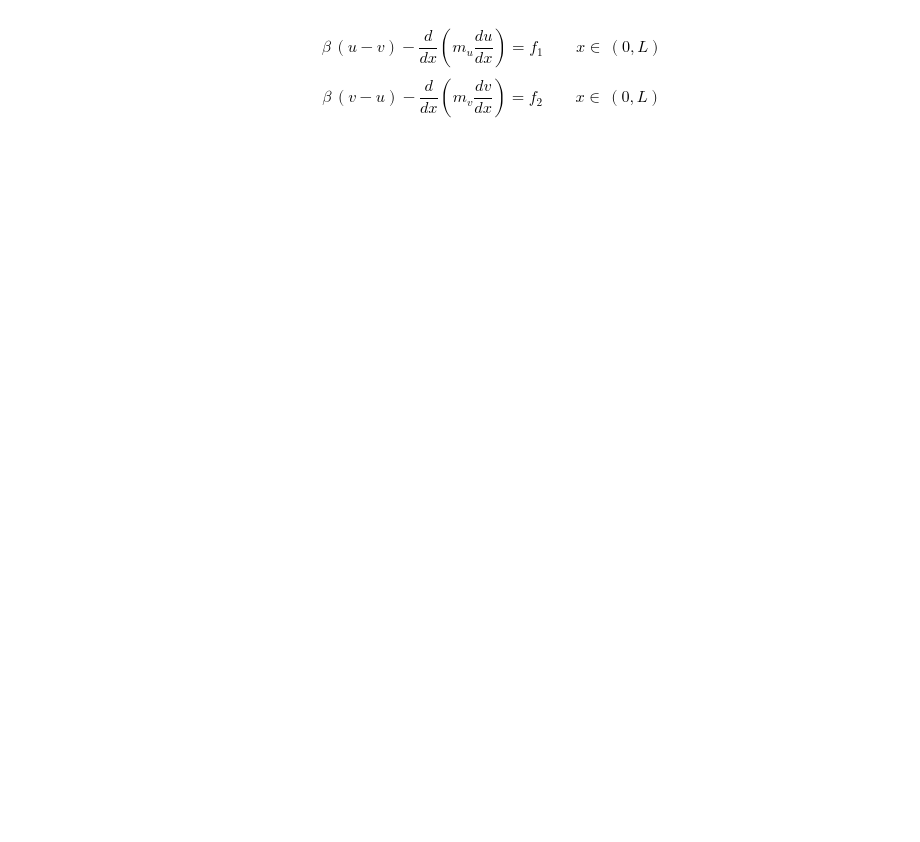
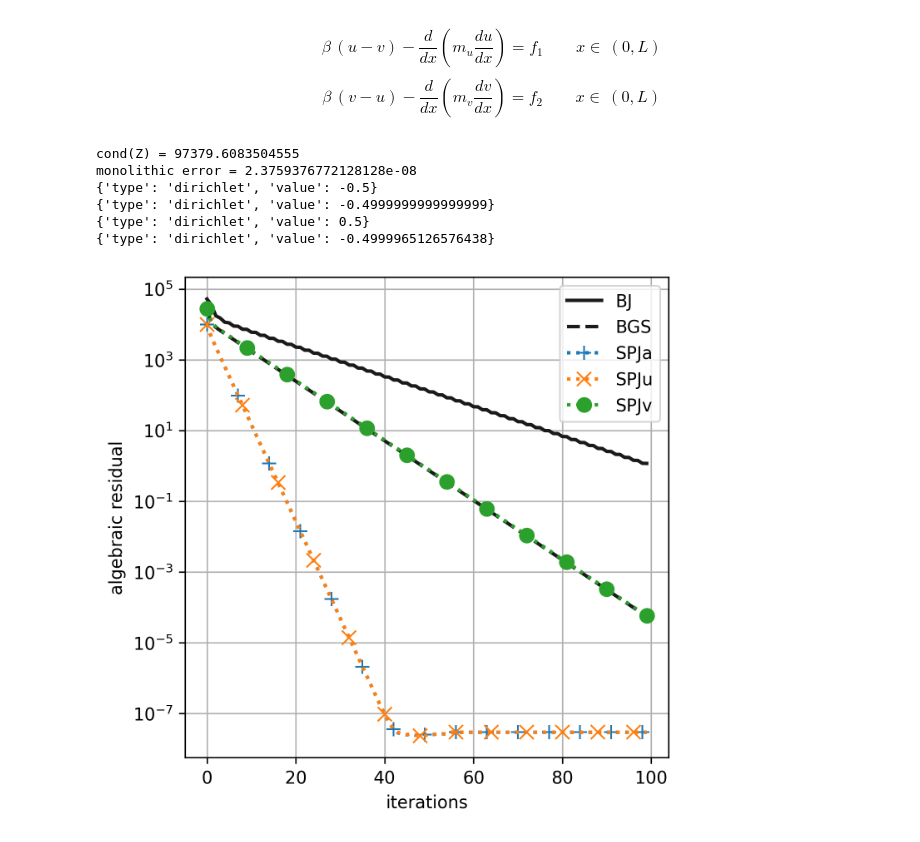
Before and after one commit to multiform-UoN/splittingschemes, a Jupyter notebook: python/fvm1D_dualPorosity.ipynb, the cells around one changed output. Cells and saved outputs as stored; diff of their text form; code cells hidden in the pictures; blank space fills up the shorter version.

```diff
--- a/python/fvm1D_dualPorosity.ipynb
+++ b/python/fvm1D_dualPorosity.ipynb
@@ -56,29 +62,29 @@ from matplotlib import markers
 
 
 L = 2.0*np.pi
-N = 32
+N = 256
 x = np.linspace(0, L, N+1) #faces coordinates
 xc = np.linspace(0.5*np.divide(L, N), L-0.5*np.divide(L, N), N) #centercells coordinates
 xfine = np.linspace(0, L, 1000)
 omega = 1.5 # SOR relaxation factor
-nit_max = 500
-toll = 1e-6
+nit_max = 100
+toll = 1e-12
 
 kwargs = {
-    'beta': 100,
+    'beta': 1e4,
     # 'A': 1.0,
     # 'B': 0.2,
     # 'C': 1.0,
 
     # m_u and m_v
-    'D': 1.0, #constant
-    'E': 0.4, #amplitude
-    'F': 4.0, #frequency
+    'D': 1e4, #constant
+    'E': 5e3, #amplitude
+    'F': 2, #frequency
     'G': 0.0, #shift
 
-    'H': 1.0,#1000.0, #constant
-    'I': 0.0,#-999.999, #amplitude
-    'L': 3.5, #frequency
+    'H': 1,#1000.0, #constant
+    'I': .5,#-999.999, #amplitude
+    'L': 4, #frequency
     'M': 0.0, #shift
 
     # solutions
@@ -127,9 +133,9 @@ u_SPJa, v_SPJa, res_SPJa, nitfinal_SPJa = mylib.method_ShurPartialJacobi(    A,
 u_SPJu, v_SPJu, res_SPJu, nitfinal_SPJu = mylib.method_ShurPartialJacobi(    A, B, C, D, f1, f2, nit_max, toll, type='shur_on_u')
 u_SPJv, v_SPJv, res_SPJv, nitfinal_SPJv = mylib.method_ShurPartialJacobi(    A, B, C, D, f1, f2, nit_max, toll, type='shur_on_v')
 u_S2PJ, v_S2PJ, res_S2PJ, nitfinal_S2PJ = mylib.method_ShurDualPartialJacobi(A, B, C, D, f1, f2, nit_max, toll)
-u_La,   v_La,   res_La,   nitfinal_La   = mylib.method_Lscheme(A, B, C, D, f1, f2, nit_max, toll, type="both",   L=1.5)
-u_Lu,   v_Lu,   res_Lu,   nitfinal_Lu   = mylib.method_Lscheme(A, B, C, D, f1, f2, nit_max, toll, type="L_on_u", L=1.5)
-u_Lv,   v_Lv,   res_Lv,   nitfinal_Lv   = mylib.method_Lscheme(A, B, C, D, f1, f2, nit_max, toll, type="L_on_v", L=1.5)
+u_La,   v_La,   res_La,   nitfinal_La   = mylib.method_Lscheme(A, B, C, D, f1, f2, nit_max, toll, type="both",   L=0)
+u_Lu,   v_Lu,   res_Lu,   nitfinal_Lu   = mylib.method_Lscheme(A, B, C, D, f1, f2, nit_max, toll, type="L_on_u", L=0)
+u_Lv,   v_Lv,   res_Lv,   nitfinal_Lv   = mylib.method_Lscheme(A, B, C, D, f1, f2, nit_max, toll, type="L_on_v", L=0)
 
 Z = Z.toarray()
 mats = [A.toarray(), B.toarray(), C.toarray(), D.toarray()]
@@ -142,20 +148,22 @@ print(rightBC_u)
 print(leftBC_v)
 print(rightBC_v)
 
-
+linewidth = 2
+markersize = 8
+markevery = 5
 # plt.matshow(Z, aspect='equal')
 
-plt.figure(figsize=(8,5), dpi=100)
+plt.figure(figsize=(5,5), dpi=300)
 nn = 5
-# plt.semilogy(res_BJ,   'k',linestyle='solid',   label=f"Block-Jacobi          slope={np.round(-mylib.slope(res_BJ[:nn]), 3)}")
-plt.semilogy(res_BGS,  'r',linestyle='solid',   label=f"Block-Gauss-Seidel    slope={np.round(-mylib.slope(res_BGS[:nn]), 3)}")
-plt.semilogy(res_SPJa, 'r',linestyle='dashdot',  label=f"SPJa                  slope={np.round(-mylib.slope(res_SPJa[:nn]), 3)}", linewidth=2)
-plt.semilogy(res_SPJu, 'b',linestyle='dashdot',  label=f"SPJu                  slope={np.round(-mylib.slope(res_SPJu[:nn]), 3)}", linewidth=3)
-plt.semilogy(res_SPJv, 'g',linestyle='dashdot',  label=f"SPJv                  slope={np.round(-mylib.slope(res_SPJv[:nn]), 3)}", linewidth=4)
-plt.semilogy(res_La,   'r',linestyle='dotted',  label=f"La                    slope={np.round(-mylib.slope(res_SPJa[:nn]), 3)}")
-plt.semilogy(res_Lu,   'b',linestyle='dotted',  label=f"Lu                    slope={np.round(-mylib.slope(res_SPJu[:nn]), 3)}")
-plt.semilogy(res_Lv,   'g',linestyle='dotted',  label=f"Lv                    slope={np.round(-mylib.slope(res_SPJv[:nn]), 3)}")
-plt.semilogy(res_S2PJ, 'k.-', markevery=20,     label=f"S2PJ                  slope={np.round(-mylib.slope(res_S2PJ[:nn]), 3)}", markersize=10)
+plt.semilogy(res_BJ,   'k', linestyle='solid',   label=f"BJ", linewidth=linewidth,   markersize=markersize, markevery=markevery)
+plt.semilogy(res_BGS,  'k',  linestyle='dashed', label=f"BGS", linewidth=linewidth,  markersize=markersize, markevery=markevery+1)
+plt.semilogy(res_SPJa, '+',linestyle='dotted',   label=f"SPJa", linewidth=linewidth, markersize=markersize, markevery=markevery+2)
+plt.semilogy(res_SPJu, 'x',linestyle='dotted',   label=f"SPJu", linewidth=linewidth, markersize=markersize, markevery=markevery+3)
+plt.semilogy(res_SPJv, 'o',linestyle='dotted',   label=f"SPJv", linewidth=linewidth, markersize=markersize, markevery=markevery+4)
+# plt.semilogy(res_La,   'rx',linestyle='dotted',  label=f"La                    slope={np.round(-mylib.slope(res_SPJa[:nn]), 3)}")
+# plt.semilogy(res_Lu,   'b',linestyle='dotted',  label=f"Lu                    slope={np.round(-mylib.slope(res_SPJu[:nn]), 3)}")
+# plt.semilogy(res_Lv,   'g',linestyle='dotted',  label=f"Lv                    slope={np.round(-mylib.slope(res_SPJv[:nn]), 3)}")
+# plt.semilogy(res_S2PJ, 'k.-', markevery=20,     label=f"S2PJ                  slope={np.round(-mylib.slope(res_S2PJ[:nn]), 3)}", markersize=10)
 plt.legend()
 plt.grid()
 plt.xlabel('iterations')
@@ -169,33 +177,41 @@ plt.savefig('figures/dualporosity_aresidual.pdf')
 # axs[0].plot(x, mylib.fvm_reconstruct_1D(u_SPJa), label='SPJa')
 # axs[0].plot(x, mylib.fvm_reconstruct_1D(u_SPJu), label='SPJu')
 # axs[0].plot(x, mylib.fvm_reconstruct_1D(u_SPJv), label='SPJv')
 # axs[0].plot(x, mylib.fvm_reconstruct_1D(u_La),   label='La')
 # axs[0].plot(x, mylib.fvm_reconstruct_1D(u_Lu),   label='Lu')
 # axs[0].plot(x, mylib.fvm_reconstruct_1D(u_Lv),   label='Lv')
 # axs[0].plot(x, mylib.fvm_reconstruct_1D(u_S2PJ), label='S2PJ')
 # axs[0].plot(xfine, u_sol(xfine, kwargs), 'k-.',  label=r'$u(x)$')
 # axs[0].set_ylabel(r'$u$')
 
 # axs[1].plot(x, mylib.fvm_reconstruct_1D(v),      label='monolithic')
 # axs[1].plot(x, mylib.fvm_reconstruct_1D(v_BJ),   label='BJ')
 # axs[1].plot(x, mylib.fvm_reconstruct_1D(v_BGS),  label='BGS')
 # axs[1].plot(x, mylib.fvm_reconstruct_1D(v_SPJa), label='SPJa')
 # axs[1].plot(x, mylib.fvm_reconstruct_1D(v_SPJu), label='SPJu')
 # axs[1].plot(x, mylib.fvm_reconstruct_1D(v_SPJv), label='SPJv')
 # axs[1].plot(x, mylib.fvm_reconstruct_1D(v_La),   label='La')
 # axs[1].plot(x, mylib.fvm_reconstruct_1D(v_Lu),   label='Lu')
 # axs[1].plot(x, mylib.fvm_reconstruct_1D(v_Lv),   label='Lv')
 # axs[1].plot(x, mylib.fvm_reconstruct_1D(v_S2PJ), label='S2PJ')
 # axs[1].plot(xfine, v_sol(xfine, kwargs), 'k-.',  label=r'$v(x)$')
 # axs[1].set_xlabel(r'$x$')
 # axs[1].set_ylabel(r'$v$')
 
 # for val in axs:
 #     val.grid()
 # axs[0].legend()
 # plt.savefig('figures/dualporosity_results.pdf')
 
 plt.show()
+# %% [output]
+cond(Z) = 97379.6083504555
+monolithic error = 2.3759376772128128e-08
+{'type': 'dirichlet', 'value': -0.5}
+{'type': 'dirichlet', 'value': -0.4999999999999999}
+{'type': 'dirichlet', 'value': 0.5}
+{'type': 'dirichlet', 'value': -0.4999965126576438}
+[figure, added]
 # %%
 
 L = 2.0*np.pi
```
Also changed, not shown: parts of 2 cells of this notebook, 4 other files.
